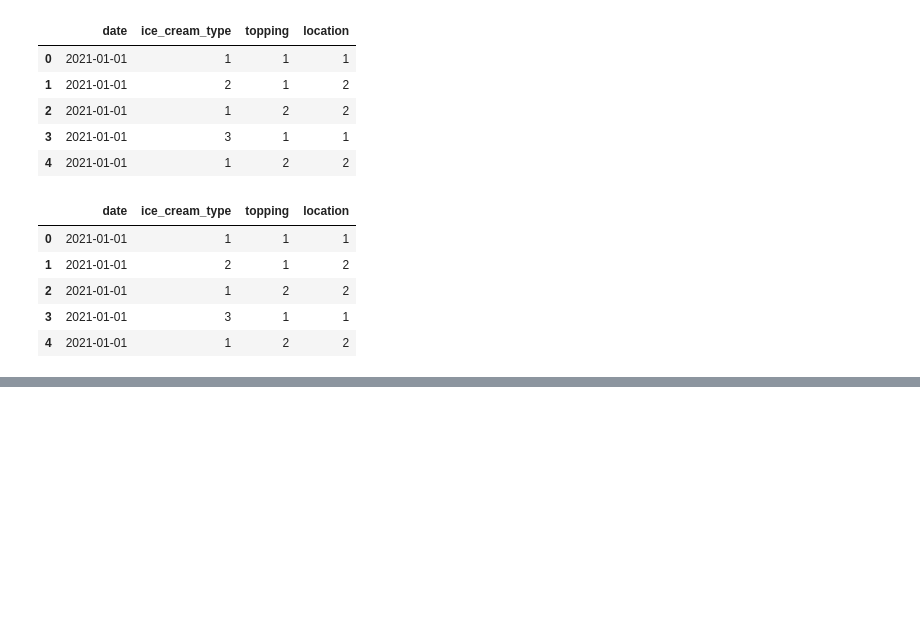
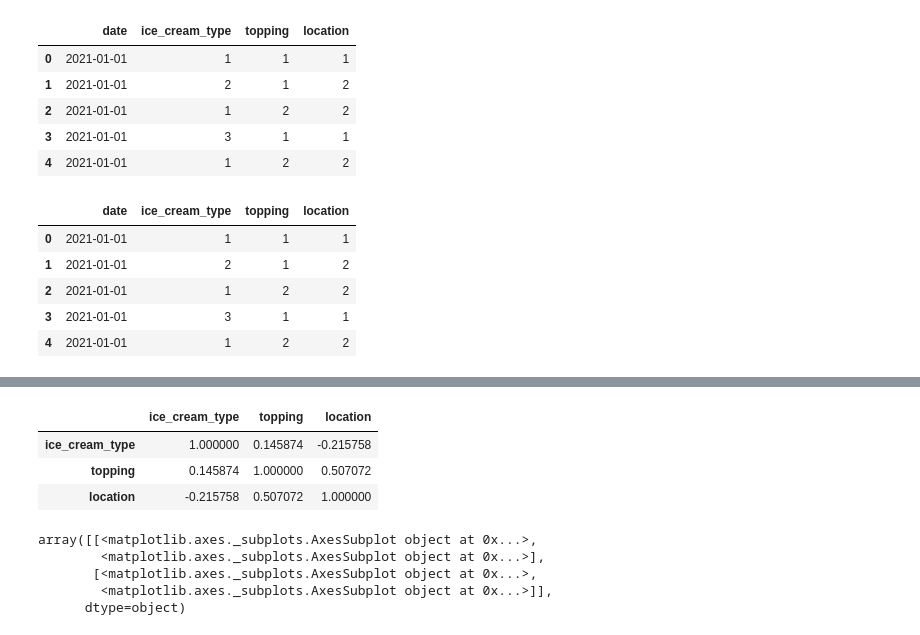
Before and after one commit to udacity/nd009t-c1-intro-to-ml-templates, a Jupyter notebook: exploratory-data-analysis/concept1_sagemaker_studio/starter/01_exercise_starter.ipynb, the cells around one changed output, grey strips where cells are left out. Cells and saved outputs as stored; diff of their text form; code cells hidden in the pictures; blank space fills up the shorter version.

```diff
--- a/exploratory-data-analysis/concept1_sagemaker_studio/starter/01_exercise_starter.ipynb
+++ b/exploratory-data-analysis/concept1_sagemaker_studio/starter/01_exercise_starter.ipynb
@@ -59,6 +69,18 @@ df.head()
 # %%
 # Create the correlation matrix of the 4 features.
-?
+corr = df.corr()
+corr
+# %% [output]
+|  | ice_cream_type | topping | location |
+| ice_cream_type | 1.000000 | 0.145874 | -0.215758 |
+| topping | 0.145874 | 1.000000 | 0.507072 |
+| location | -0.215758 | 0.507072 | 1.000000 |
 # %%
 # Create a histogram plot using pandas or matplotlib.
-?
+df.hist()
+# %% [output]
+array([[<matplotlib.axes._subplots.AxesSubplot object at 0x...>,
+        <matplotlib.axes._subplots.AxesSubplot object at 0x...>],
+       [<matplotlib.axes._subplots.AxesSubplot object at 0x...>,
+        <matplotlib.axes._subplots.AxesSubplot object at 0x...>]],
+      dtype=object)
```
Also changed, not shown: parts of 1 cell of this notebook.
